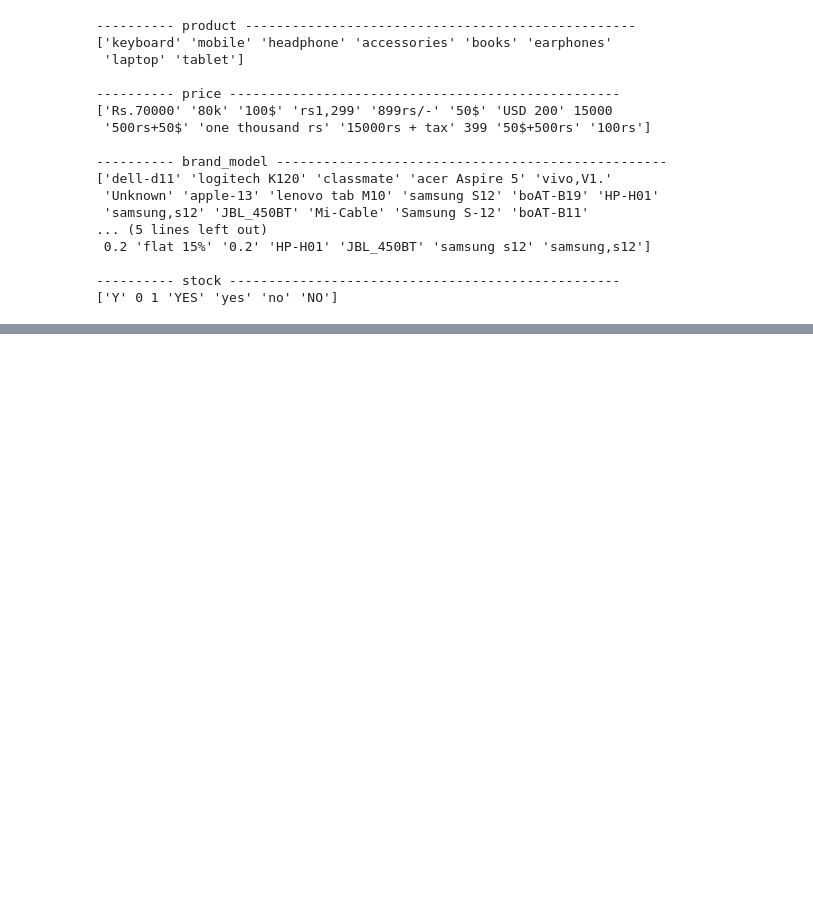
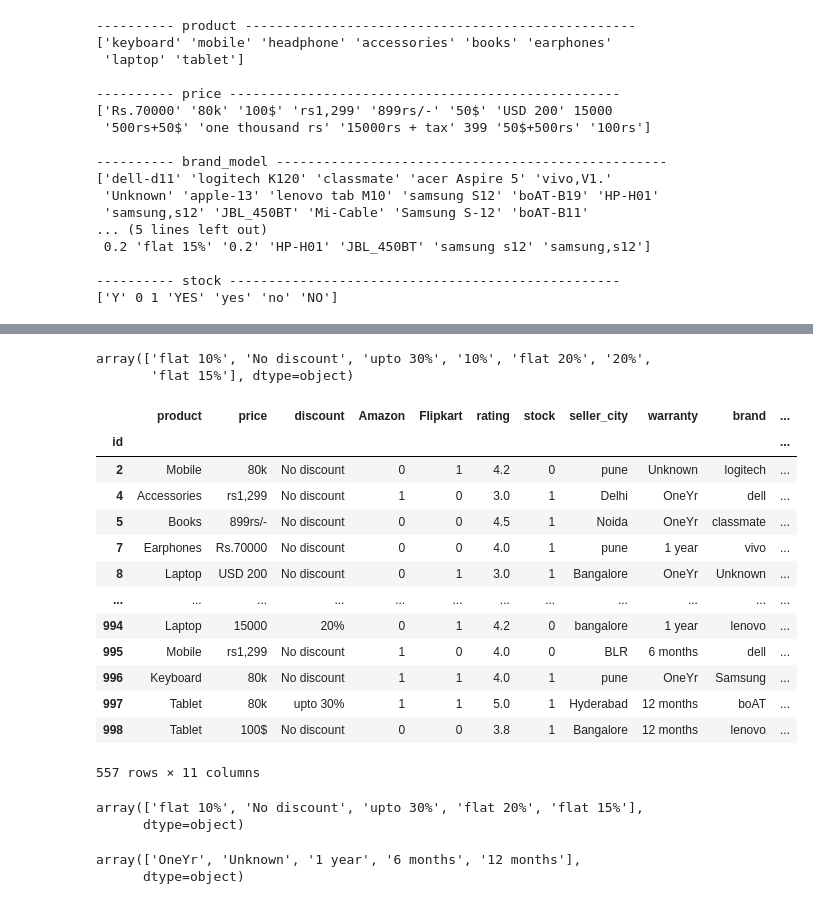
Before and after one commit to Aakashdoraisamy/python-data-science, a Jupyter notebook: Python_Libraries/pandas/mock/mock.ipynb, the cells around one changed output, grey strips where cells are left out. Saved outputs shown, nothing was run; the diff lists cells and outputs as text; code cells hidden in the pictures; blank space fills up the shorter version.

```diff
--- a/Python_Libraries/pandas/mock/mock.ipynb
+++ b/Python_Libraries/pandas/mock/mock.ipynb
@@ -266,0 +337,26 @@ Length: 1000, dtype: object
+# %%
+df['discount']=df['discount'].replace({'none':'No discount','Unknown':'No discount','0.2':'20%'})
+# %%
+df['discount'].unique()
+# %% [output]
+array(['flat 10%', 'No discount', 'upto 30%', '10%', 'flat 20%', '20%',
+       'flat 15%'], dtype=object)
+# %%
+# find the record which does not have flat attribute
+
+df.loc[~df['discount'].str.contains('flat')]
+# %% [output]
+|  | product | price | discount | Amazon | Flipkart | rating | stock | seller_city | warranty | brand | ... |
+| id |  |  |  |  |  |  |  |  |  |  | ... |
+| 2 | Mobile | 80k | No discount | 0 | 1 | 4.2 | 0 | pune | Unknown | logitech | ... |
+| 4 | Accessories | rs1,299 | No discount | 1 | 0 | 3.0 | 1 | Delhi | OneYr | dell | ... |
+| 5 | Books | 899rs/- | No discount | 0 | 0 | 4.5 | 1 | Noida | OneYr | classmate | ... |
+| 7 | Earphones | Rs.70000 | No discount | 0 | 0 | 4.0 | 1 | pune | 1 year | vivo | ... |
+| 8 | Laptop | USD 200 | No discount | 0 | 1 | 3.0 | 1 | Bangalore | OneYr | Unknown | ... |
+| ... | ... | ... | ... | ... | ... | ... | ... | ... | ... | ... | ... |
+| 994 | Laptop | 15000 | 20% | 0 | 1 | 4.2 | 0 | bangalore | 1 year | lenovo | ... |
+| 995 | Mobile | rs1,299 | No discount | 1 | 0 | 4.0 | 0 | BLR | 6 months | dell | ... |
+| 996 | Keyboard | 80k | No discount | 1 | 1 | 4.0 | 1 | pune | OneYr | Samsung | ... |
+| 997 | Tablet | 80k | upto 30% | 1 | 1 | 5.0 | 1 | Hyderabad | 12 months | boAT | ... |
+| 998 | Tablet | 100$ | No discount | 0 | 0 | 3.8 | 1 | Bangalore | 12 months | lenovo | ... |
+557 rows × 11 columns
@@ -266,0 +367,10 @@ Length: 1000, dtype: object
+# %%
+df['discount'].unique()
+# %% [output]
+array(['flat 10%', 'No discount', 'upto 30%', 'flat 20%', 'flat 15%'],
+      dtype=object)
+# %%
+df['warranty'].unique()
+# %% [output]
+array(['OneYr', 'Unknown', '1 year', '6 months', '12 months'],
+      dtype=object)
```
Also changed, not shown: parts of 47 cells of this notebook.
